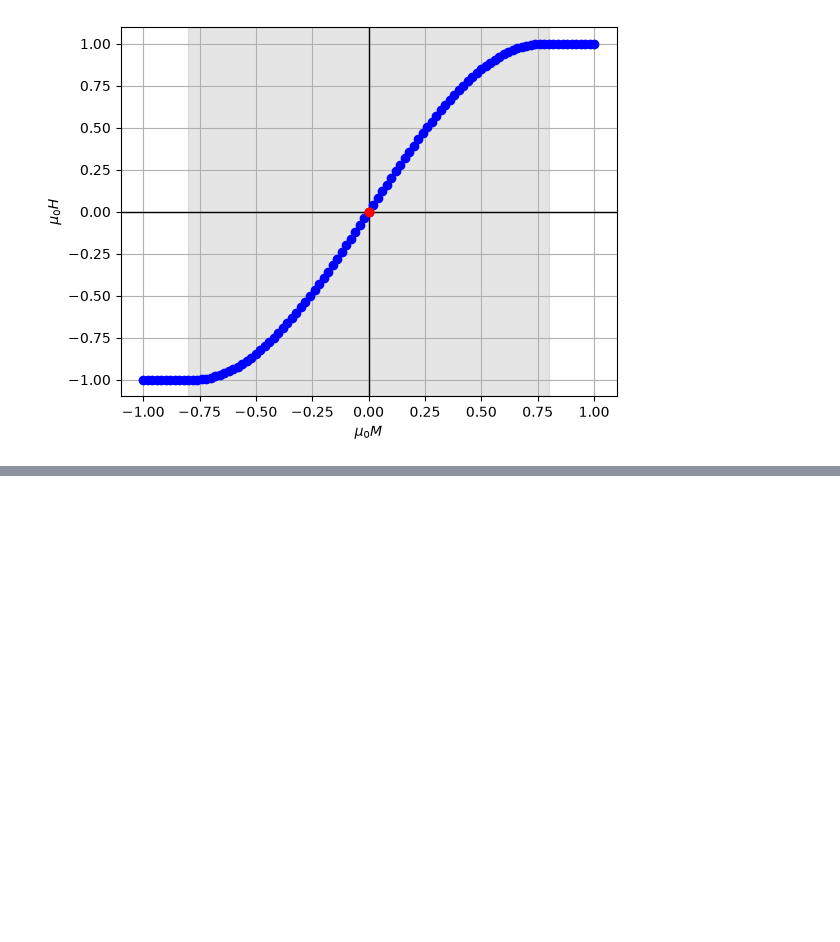
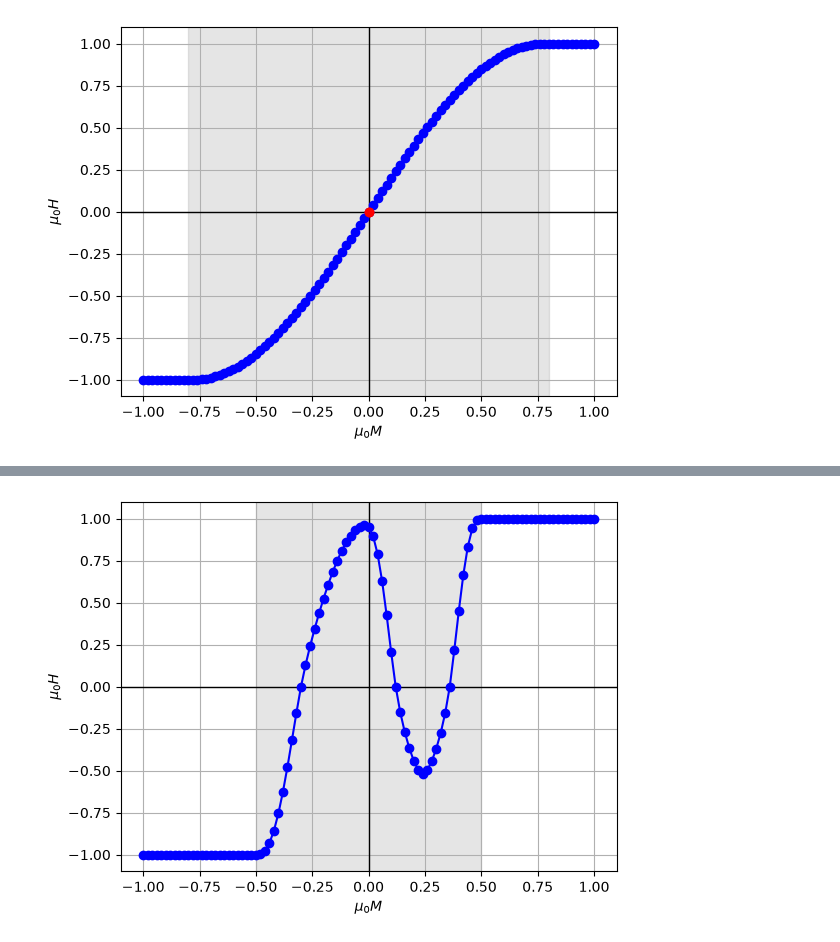
Before and after one commit to AdamsMP92/PolygonHysteresisModeller, a Jupyter notebook: notebooks/examples.ipynb, the cells around one changed output, grey strips where cells are left out. Saved outputs shown, nothing was run; the diff lists cells and outputs as text; code cells hidden in the pictures; blank space fills up the shorter version.

```diff
--- a/notebooks/examples.ipynb
+++ b/notebooks/examples.ipynb
@@ -129,0 +162,22 @@ BHmax could not be calculated. Did not find any values in second quadrant.
+# %%
+Xc = [-0.3, 0.0, 10000]  # coercivity anchor (x, y, gain)
+Yr = [0.0, 0.8, 10000]   # remanence anchor (x, y, gain)
+X1 = [0.12, 0.0, 10000]  # positive-to-negative crossing
+X2 = [0.24, -0.35, 10000] # negative dip
+X3 = [0.36, 0.0, 10000]  # negative-to-positive crossing
+
+smoothness_weights = [1.0, 1e-3]
+saturation_bounds = [0.5, 0.5]
+
+x, y = phm.generate_polygon(
+    points_per_branch=101,
+    smoothness_weights=smoothness_weights,
+    saturation_bounds=saturation_bounds,
+    anchorpoints=[Xc, Yr, X1, X2, X3],
+    apply_sine=True,
+    apply_mirror=False,
+)
+# %%
+phm.plot_curve(x, y, saturation_bounds)
+# %% [output]
+[figure, added]
```
Also changed, not shown: parts of 6 cells of this notebook, 3 other files.
